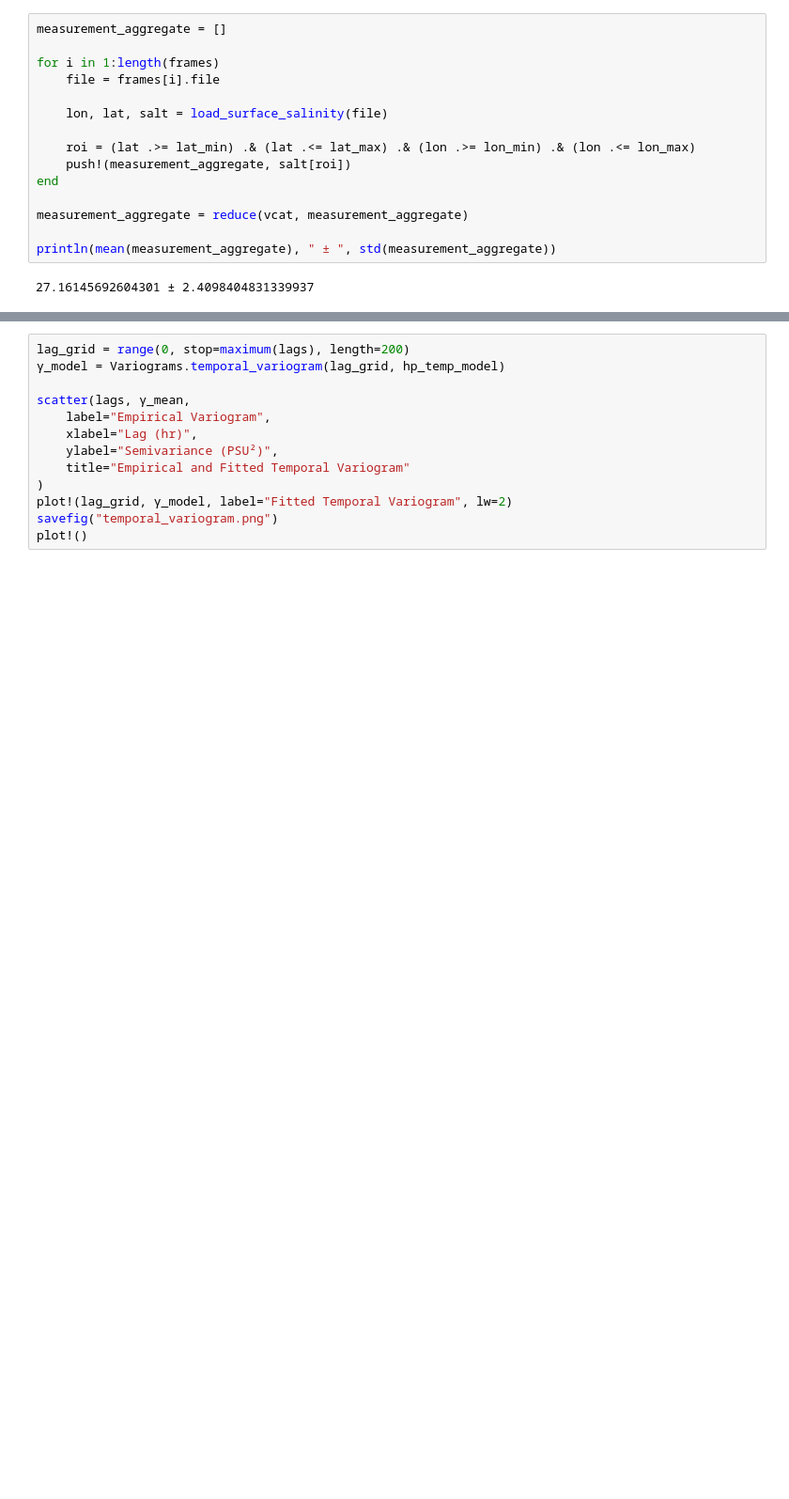
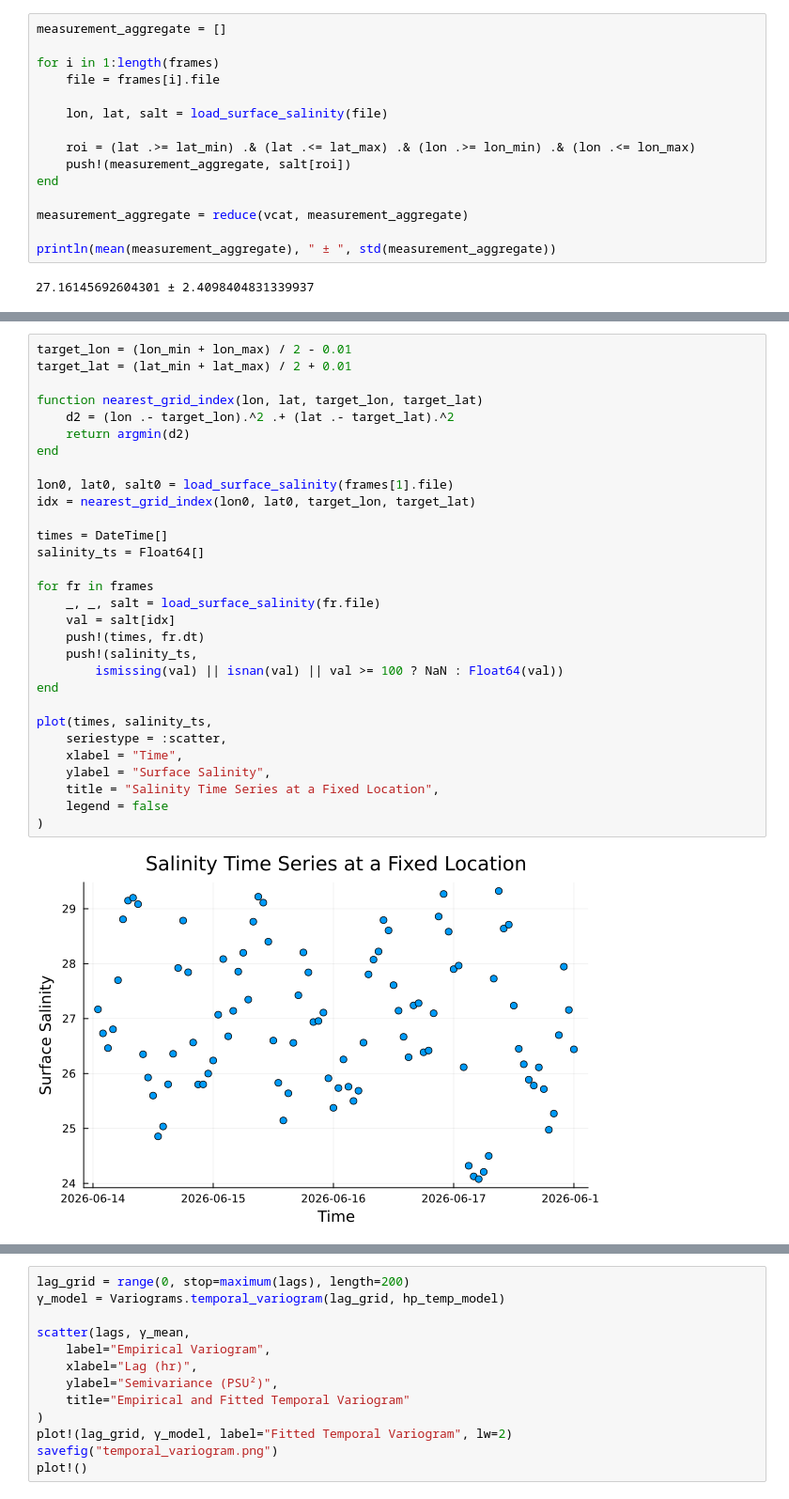
Before and after one commit to kmgovind/scientific-data-models, a Jupyter notebook: chesapeake_bay_salinity/cb_length_scales.ipynb, the cells around one changed output, grey strips where cells are left out. Shown at 94% size. Cells and saved outputs as stored; diff of their text form; blank space fills up the shorter version.

```diff
--- a/chesapeake_bay_salinity/cb_length_scales.ipynb
+++ b/chesapeake_bay_salinity/cb_length_scales.ipynb
@@ -175,3 +217,35 @@ plot!()
+# %%
+target_lon = (lon_min + lon_max) / 2 - 0.01
+target_lat = (lat_min + lat_max) / 2 + 0.01
+
+function nearest_grid_index(lon, lat, target_lon, target_lat)
+    d2 = (lon .- target_lon).^2 .+ (lat .- target_lat).^2
+    return argmin(d2)
+end
+
+lon0, lat0, salt0 = load_surface_salinity(frames[1].file)
+idx = nearest_grid_index(lon0, lat0, target_lon, target_lat)
+
+times = DateTime[]
+salinity_ts = Float64[]
+
+for fr in frames
+    _, _, salt = load_surface_salinity(fr.file)
+    val = salt[idx]
+    push!(times, fr.dt)
+    push!(salinity_ts,
+        ismissing(val) || isnan(val) || val >= 100 ? NaN : Float64(val))
+end
+
+plot(times, salinity_ts,
+    seriestype = :scatter,
+    xlabel = "Time",
+    ylabel = "Surface Salinity",
+    title = "Salinity Time Series at a Fixed Location",
+    legend = false
+)
+# %% [output]
+[figure, added]
 # %%
 # Load first frame to determine ROI
 lon, lat, salt0 = load_surface_salinity(frames[1].file)
```
Also changed, not shown: parts of 5 cells of this notebook, 1 other file.
